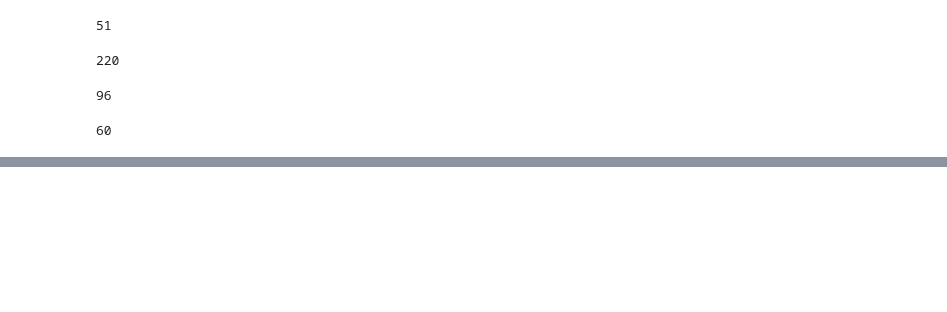
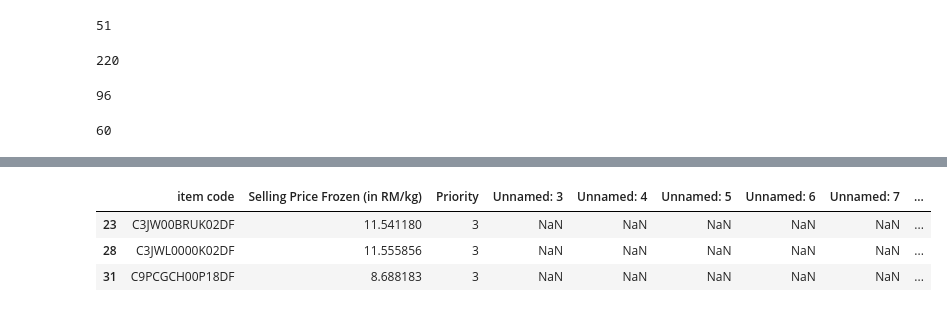
Before and after one commit to mohit-mhjn/byproduct_inventory_opt, a Jupyter notebook: PP_Model/data validation.ipynb, the cells around one changed output, grey strips where cells are left out. Drawn from its saved outputs; the diff is of its cells as text; code cells hidden in the pictures; blank space fills up the shorter version.

```diff
--- a/PP_Model/data validation.ipynb
+++ b/PP_Model/data validation.ipynb
@@ -518,0 +500,2 @@ ModuleNotFoundError: No module named 'pandas'
+# %%
+selling_frozen = pd.read_excel('Model_Input_Final.xlsm', sheetname="Selling_Price_Frozen")
@@ -518,0 +577,13 @@ ModuleNotFoundError: No module named 'pandas'
+# %%
+selling_price= selling_price[selling_price['item code'].isin(sku_list)]
+selling_price = selling_price[selling_price['Priority']==3]
+sku_list = selling_price['item code']
+# %%
+selling_frozen= selling_frozen[selling_frozen['item code'].isin(sku_list)]
+selling_frozen = selling_frozen[selling_frozen['Priority']==3]
+selling_frozen
+# %% [output]
+|  | item code | Selling Price Frozen (in RM/kg) | Priority | Unnamed: 3 | Unnamed: 4 | Unnamed: 5 | Unnamed: 6 | Unnamed: 7 | ... |
+| 23 | C3JW00BRUK02DF | 11.541180 | 3 | NaN | NaN | NaN | NaN | NaN | ... |
+| 28 | C3JWL0000K02DF | 11.555856 | 3 | NaN | NaN | NaN | NaN | NaN | ... |
+| 31 | C9PCGCH00P18DF | 8.688183 | 3 | NaN | NaN | NaN | NaN | NaN | ... |
```
Also changed, not shown: parts of 29 cells of this notebook, 8 other files.
